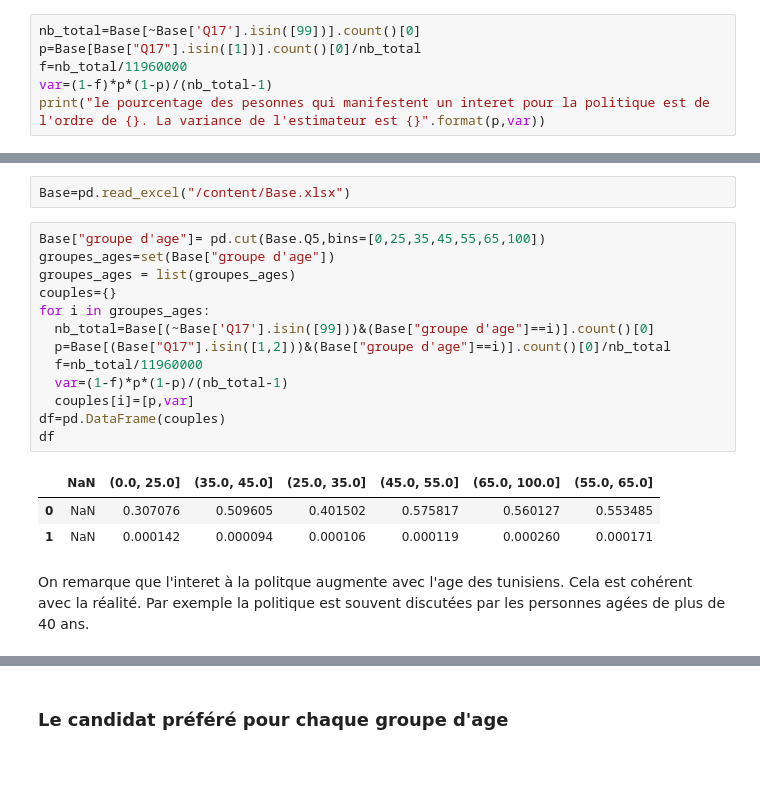
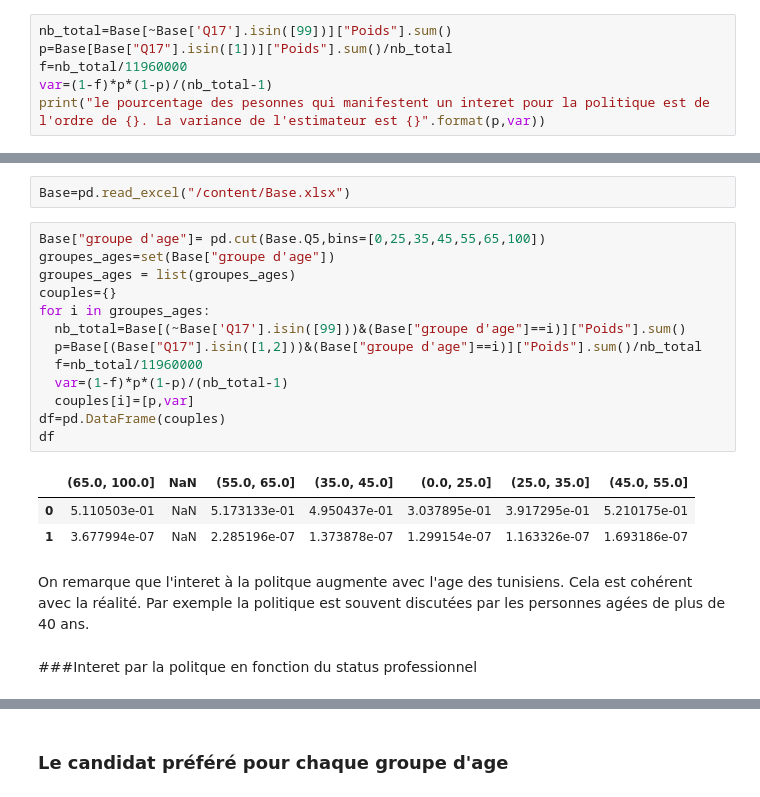
Before and after one commit to med-tz/elelction_Tunisie, a Jupyter notebook: Source.ipynb, the cells around one changed output, grey strips where cells are left out. Cells and saved outputs as stored; diff of their text form; blank space fills up the shorter version.

```diff
--- a/Source.ipynb
+++ b/Source.ipynb
@@ -268,8 +283,8 @@ le pourcentage des pesonnes qui manifestent un interet pour la politique est de
 # %% [markdown]
 ###Le pourcentage des gens qui sont très intéréssés par la politique
 # %%
-nb_total=Base[~Base['Q17'].isin([99])].count()[0]
-p=Base[Base["Q17"].isin([1])].count()[0]/nb_total
+nb_total=Base[~Base['Q17'].isin([99])]["Poids"].sum()
+p=Base[Base["Q17"].isin([1])]["Poids"].sum()/nb_total
 f=nb_total/11960000
 var=(1-f)*p*(1-p)/(nb_total-1)
 print("le pourcentage des pesonnes qui manifestent un interet pour la politique est de l'ordre de {}. La variance de l'estimateur est {}".format(p,var))
@@ -284,19 +299,21 @@ Base=pd.read_excel("/content/Base.xlsx")
 # %%
 Base["groupe d'age"]= pd.cut(Base.Q5,bins=[0,25,35,45,55,65,100])
 groupes_ages=set(Base["groupe d'age"])
 groupes_ages = list(groupes_ages)
 couples={}
 for i in groupes_ages:
-  nb_total=Base[(~Base['Q17'].isin([99]))&(Base["groupe d'age"]==i)].count()[0]
-  p=Base[(Base["Q17"].isin([1,2]))&(Base["groupe d'age"]==i)].count()[0]/nb_total
+  nb_total=Base[(~Base['Q17'].isin([99]))&(Base["groupe d'age"]==i)]["Poids"].sum()
+  p=Base[(Base["Q17"].isin([1,2]))&(Base["groupe d'age"]==i)]["Poids"].sum()/nb_total
   f=nb_total/11960000
   var=(1-f)*p*(1-p)/(nb_total-1)
   couples[i]=[p,var]
 df=pd.DataFrame(couples)
 df
 # %% [output]
-|  | NaN | (0.0, 25.0] | (35.0, 45.0] | (25.0, 35.0] | (45.0, 55.0] | (65.0, 100.0] | (55.0, 65.0] |
-| 0 | NaN | 0.307076 | 0.509605 | 0.401502 | 0.575817 | 0.560127 | 0.553485 |
-| 1 | NaN | 0.000142 | 0.000094 | 0.000106 | 0.000119 | 0.000260 | 0.000171 |
+|  | (65.0, 100.0] | NaN | (55.0, 65.0] | (35.0, 45.0] | (0.0, 25.0] | (25.0, 35.0] | (45.0, 55.0] |
+| 0 | 5.110503e-01 | NaN | 5.173133e-01 | 4.950437e-01 | 3.037895e-01 | 3.917295e-01 | 5.210175e-01 |
+| 1 | 3.677994e-07 | NaN | 2.285196e-07 | 1.373878e-07 | 1.299154e-07 | 1.163326e-07 | 1.693186e-07 |
 # %% [markdown]
 On remarque que l'interet à la politque augmente avec l'age des tunisiens. Cela est cohérent avec la réalité. Par exemple la politique est souvent discutées par les personnes agées de plus de 40 ans.
+# %% [markdown]
+###Interet par la politque en fonction du status professionnel
```
Also changed, not shown: parts of 104 cells of this notebook.
